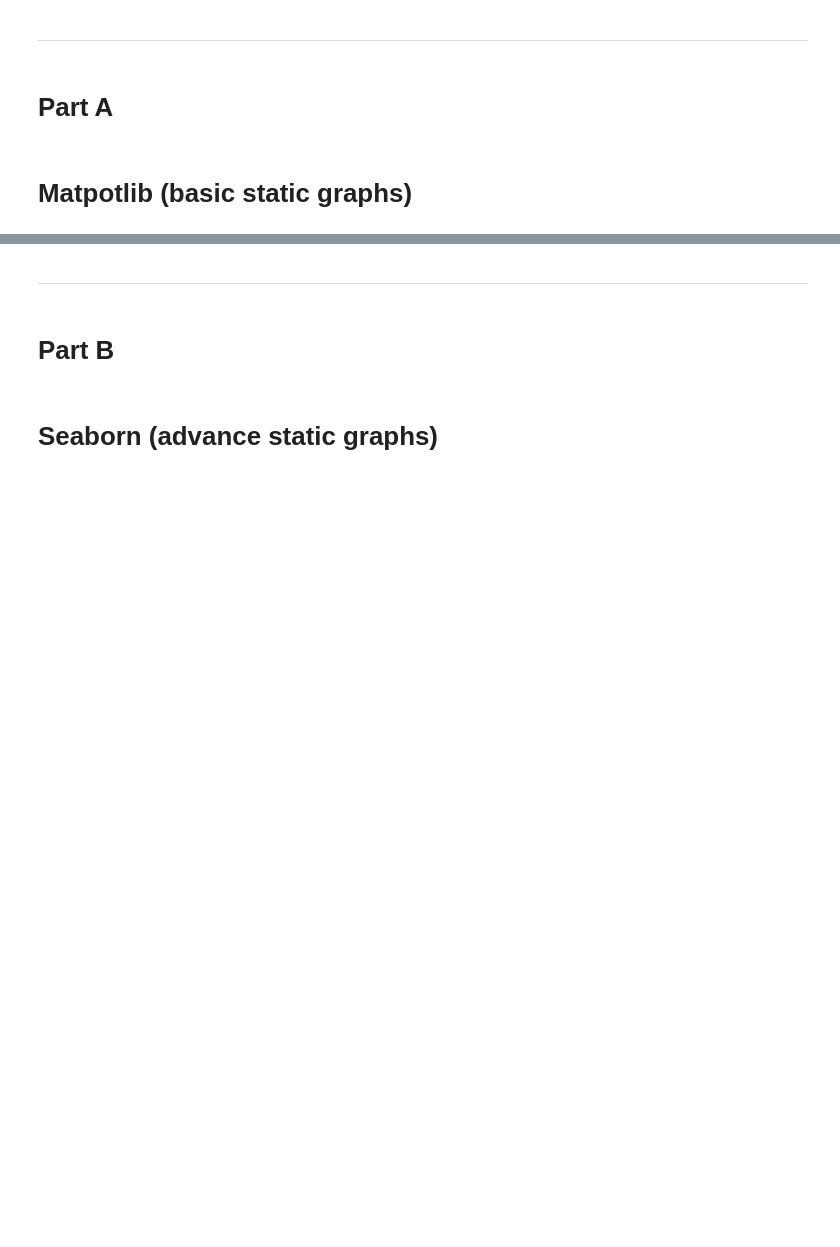
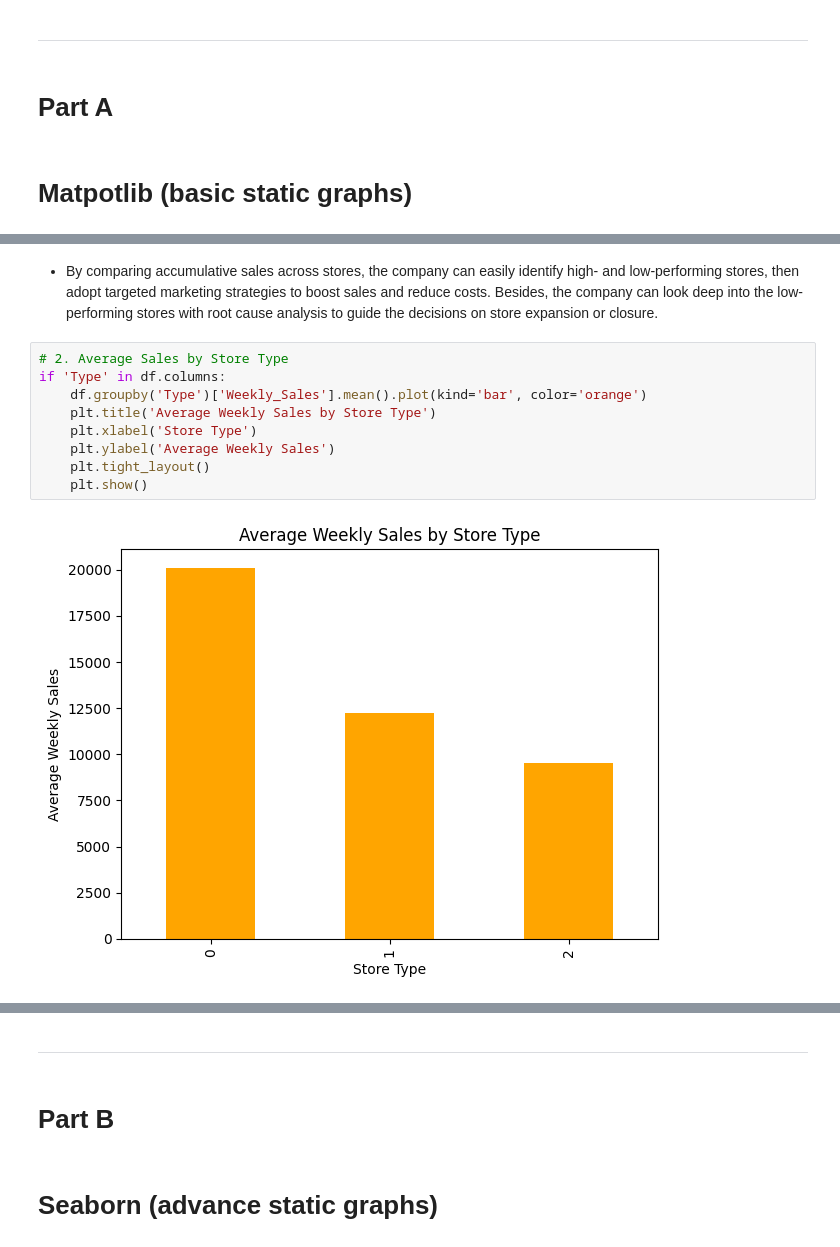
Before and after one commit to ka-kwok/hackathon1-retail-sales-data-analysis, a Jupyter notebook: jupyter_notebooks/data_visualization.ipynb, the cells around one changed output, grey strips where cells are left out. Cells and saved outputs as stored; diff of their text form; blank space fills up the shorter version.

```diff
--- a/jupyter_notebooks/data_visualization.ipynb
+++ b/jupyter_notebooks/data_visualization.ipynb
@@ -50,0 +95,13 @@ current_dir
+# %% [markdown]
+* By comparing accumulative sales across stores, the company can easily identify high- and low-performing stores, then adopt targeted marketing strategies to boost sales and reduce costs. Besides, the company can look deep into the low-performing stores with root cause analysis to guide the decisions on store expansion or closure.
+# %%
+# 2. Average Sales by Store Type
+if 'Type' in df.columns:
+    df.groupby('Type')['Weekly_Sales'].mean().plot(kind='bar', color='orange')
+    plt.title('Average Weekly Sales by Store Type')
+    plt.xlabel('Store Type')
+    plt.ylabel('Average Weekly Sales')
+    plt.tight_layout()
+    plt.show()
+# %% [output]
+[figure, added]
```
Also changed, not shown: parts of 15 cells of this notebook, 1 other file.
